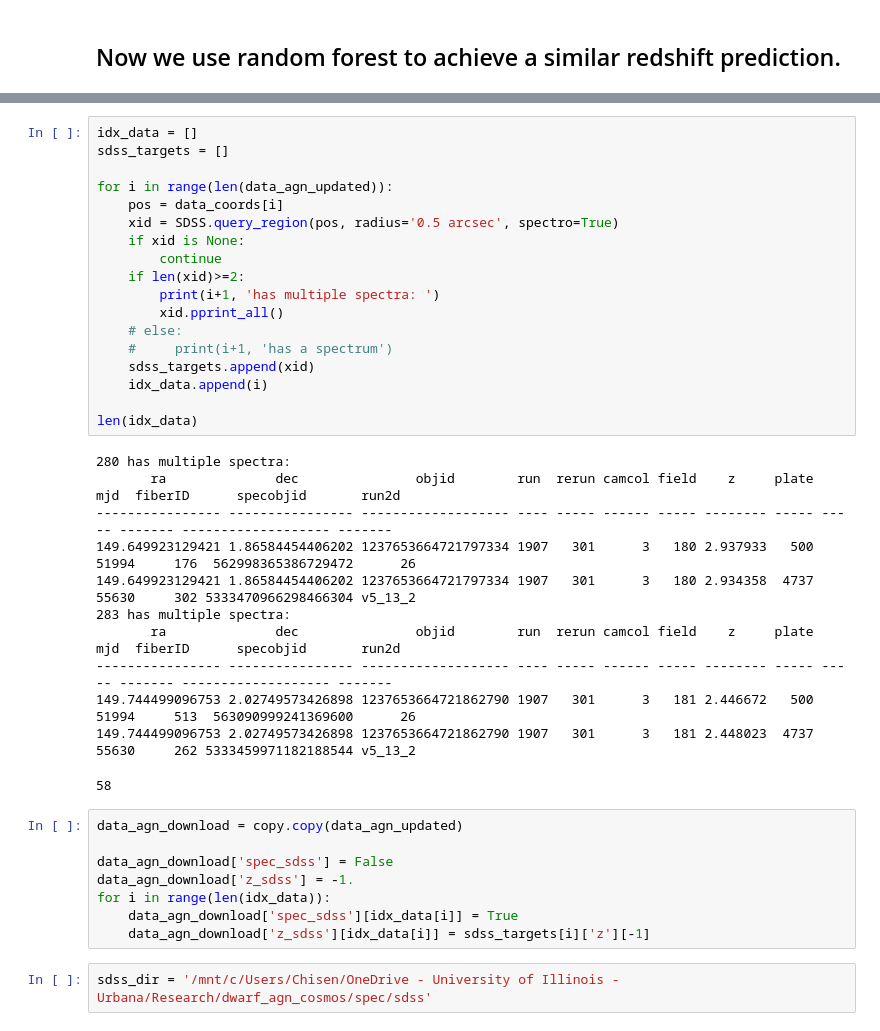
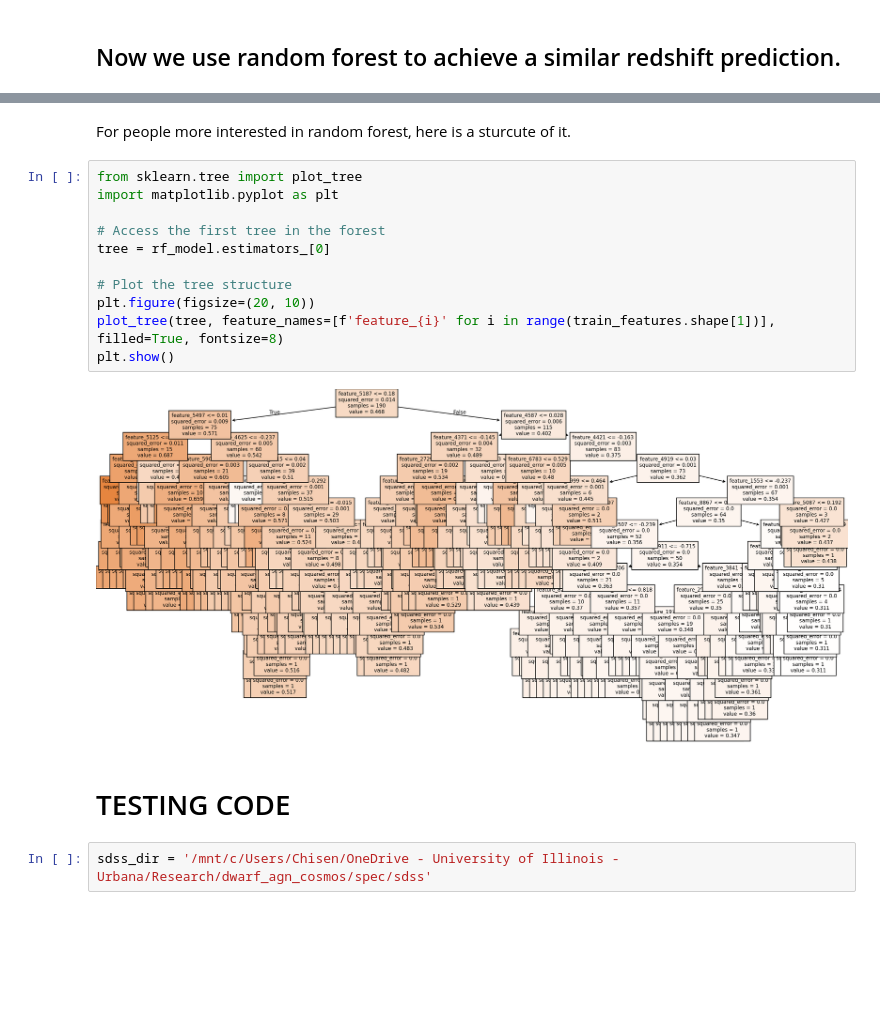
Before and after one commit to Chisen-Lupus/machine-learning-demo, a Jupyter notebook: nn-approach-demo.ipynb, the cells around one changed output, grey strips where cells are left out. Saved outputs shown, nothing was run; the diff lists cells and outputs as text; blank space fills up the shorter version.

```diff
--- a/nn-approach-demo.ipynb
+++ b/nn-approach-demo.ipynb
@@ -486,41 +482,20 @@ plt.show()
-# %%
-idx_data = []
-sdss_targets = []
-
-for i in range(len(data_agn_updated)):
-    pos = data_coords[i]
-    xid = SDSS.query_region(pos, radius='0.5 arcsec', spectro=True)
-    if xid is None:
-        continue
-    if len(xid)>=2:
-        print(i+1, 'has multiple spectra: ')
-        xid.pprint_all()
-    # else:
-    #     print(i+1, 'has a spectrum')
-    sdss_targets.append(xid)
-    idx_data.append(i)
-
-len(idx_data)
-# %% [output]
-280 has multiple spectra:
-       ra              dec               objid        run  rerun camcol field    z     plate  mjd  fiberID      specobjid       run2d
----------------- ---------------- ------------------- ---- ----- ------ ----- -------- ----- ----- ------- ------------------- -------
-149.649923129421 1.86584454406202 1237653664721797334 1907   301      3   180 2.937933   500 51994     176  562998365386729472      26
-149.649923129421 1.86584454406202 1237653664721797334 1907   301      3   180 2.934358  4737 55630     302 5333470966298466304 v5_13_2
-283 has multiple spectra:
-       ra              dec               objid        run  rerun camcol field    z     plate  mjd  fiberID      specobjid       run2d
----------------- ---------------- ------------------- ---- ----- ------ ----- -------- ----- ----- ------- ------------------- -------
-149.744499096753 2.02749573426898 1237653664721862790 1907   301      3   181 2.446672   500 51994     513  563090999241369600      26
-149.744499096753 2.02749573426898 1237653664721862790 1907   301      3   181 2.448023  4737 55630     262 5333459971182188544 v5_13_2
-58
-# %%
-data_agn_download = copy.copy(data_agn_updated)
-
-data_agn_download['spec_sdss'] = False
-data_agn_download['z_sdss'] = -1.
-for i in range(len(idx_data)):
-    data_agn_download['spec_sdss'][idx_data[i]] = True
-    data_agn_download['z_sdss'][idx_data[i]] = sdss_targets[i]['z'][-1]
+# %% [markdown]
+For people more interested in random forest, here is a sturcute of it.
+# %%
+from sklearn.tree import plot_tree
+import matplotlib.pyplot as plt
+
+# Access the first tree in the forest
+tree = rf_model.estimators_[0]
+
+# Plot the tree structure
+plt.figure(figsize=(20, 10))
+plot_tree(tree, feature_names=[f'feature_{i}' for i in range(train_features.shape[1])], filled=True, fontsize=8)
+plt.show()
+# %% [output]
+[figure, added]
+# %% [markdown]
+# TESTING CODE
 # %%
 sdss_dir = '/mnt/c/Users/Chisen/OneDrive - University of Illinois - Urbana/Research/dwarf_agn_cosmos/spec/sdss'
 # %% [markdown]
```
Also changed, not shown: parts of 20 cells of this notebook.
